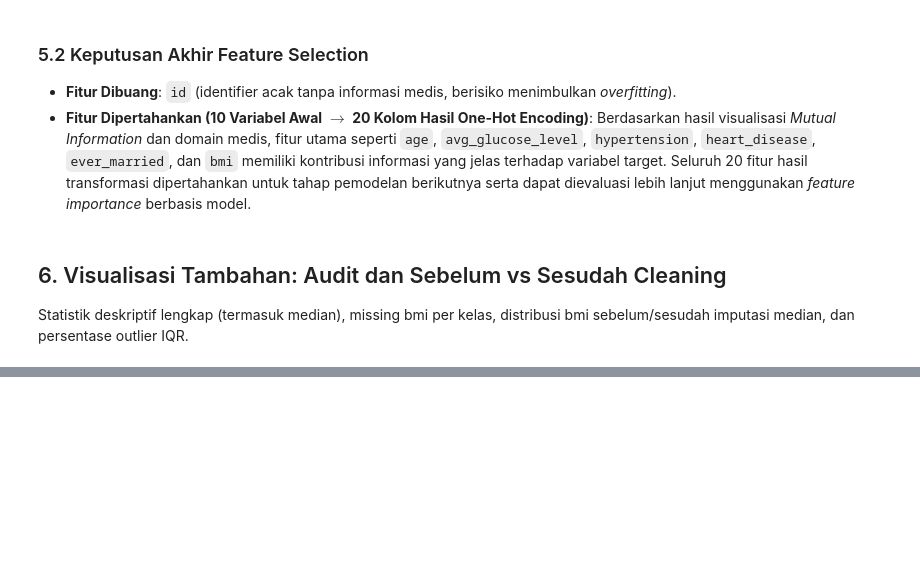
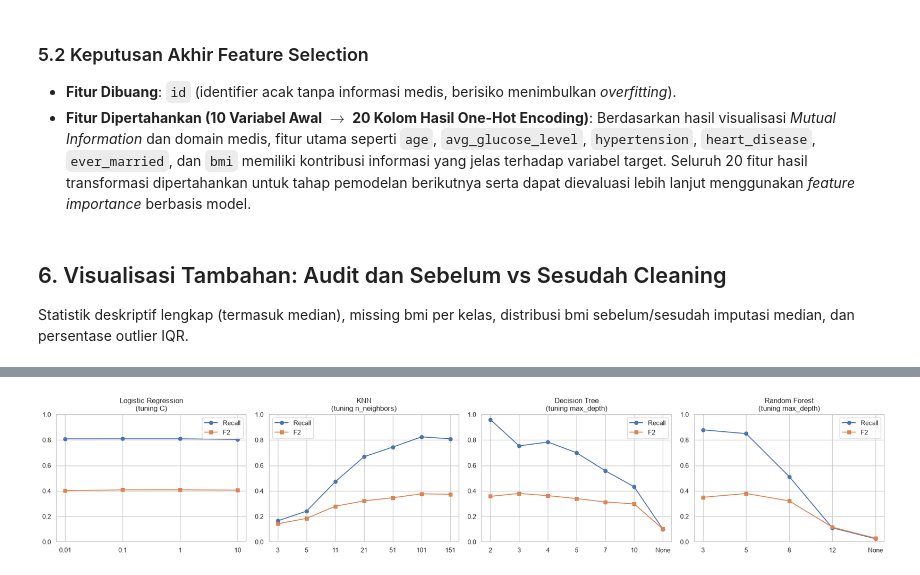
Before and after one commit to Septemberiano/Segmentasi-Tingkat-Risiko-Stroke-Berdasarkan-Indikator-Kesehatan-, a Jupyter notebook: strokePrediction.ipynb, the cells around one changed output, grey strips where cells are left out. Saved outputs shown, nothing was run; the diff lists cells and outputs as text; code cells hidden in the pictures; blank space fills up the shorter version.

Commit message:
push modeling

```diff
--- a/strokePrediction.ipynb
+++ b/strokePrediction.ipynb
@@ -412,0 +487,31 @@ FileNotFoundError: [Errno 2] No such file or directory: 'healthcare-dataset-stro
+# %%
+# Blok 3: ruang pencarian parameter tiap model.
+# Rentang dipilih dari sangat sederhana sampai sangat kompleks agar terlihat titik underfitting-overfitting.
+search_space = {
+    'Logistic Regression': (lambda **p: LogisticRegression(max_iter=1000, random_state=RANDOM_STATE, **p),
+                            'C', [0.01, 0.1, 1, 10]),                    # C kecil = regularisasi kuat
+    'KNN':                 (KNeighborsClassifier,
+                            'n_neighbors', [3, 5, 11, 21, 51, 101, 151]), # k kecil = rawan overfitting
+    'Decision Tree':       (lambda **p: DecisionTreeClassifier(random_state=RANDOM_STATE, **p),
+                            'max_depth', [2, 3, 4, 5, 7, 10, None]),      # None = pohon tumbuh penuh
+    'Random Forest':       (lambda **p: RandomForestClassifier(n_estimators=100, random_state=RANDOM_STATE, n_jobs=-1, **p),
+                            'max_depth', [3, 5, 8, 12, None]),
+}
+
+tuning_rows, best_params = [], {}
+for name, (maker, pname, values) in search_space.items():
+    for v in values:
+        rec, prec, f2 = cv_scores(maker, {pname: v})
+        tuning_rows.append({'Model': name, 'Parameter': pname, 'Nilai': str(v),
+                            'CV Recall': rec, 'CV Precision': prec, 'CV F2': f2})
+tuning_df = pd.DataFrame(tuning_rows)
+
+# Parameter terbaik = F2 tertinggi per model
+for name in search_space:
+    sub = tuning_df[tuning_df['Model'] == name]
+    row = sub.loc[sub['CV F2'].idxmax()]
+    pname = search_space[name][1]
+    best_params[name] = {pname: (None if row['Nilai'] == 'None' else int(row['Nilai']) if pname != 'C' else float(row['Nilai']))}
+
+display(tuning_df.round(3))
+print("Parameter terbaik hasil Cross Validation:", best_params)
@@ -412,0 +537,11 @@ FileNotFoundError: [Errno 2] No such file or directory: 'healthcare-dataset-stro
+# %%
+# Blok 4: visualisasi pengaruh parameter terhadap Recall dan F2 (bukti parameter tidak dipilih asal).
+fig, axes = plt.subplots(1, 4, figsize=(20, 4))
+for ax, name in zip(axes, search_space):
+    sub = tuning_df[tuning_df['Model'] == name].reset_index(drop=True)
+    ax.plot(sub['Nilai'], sub['CV Recall'], marker='o', label='Recall')
+    ax.plot(sub['Nilai'], sub['CV F2'], marker='s', label='F2')
+    ax.set_title(f"{name}\n(tuning {sub['Parameter'][0]})"); ax.set_ylim(0, 1); ax.legend()
+plt.tight_layout(); plt.show()
+# %% [output]
+[figure, added]
```
Also changed, not shown: parts of 12 cells of this notebook, 3 other files.
